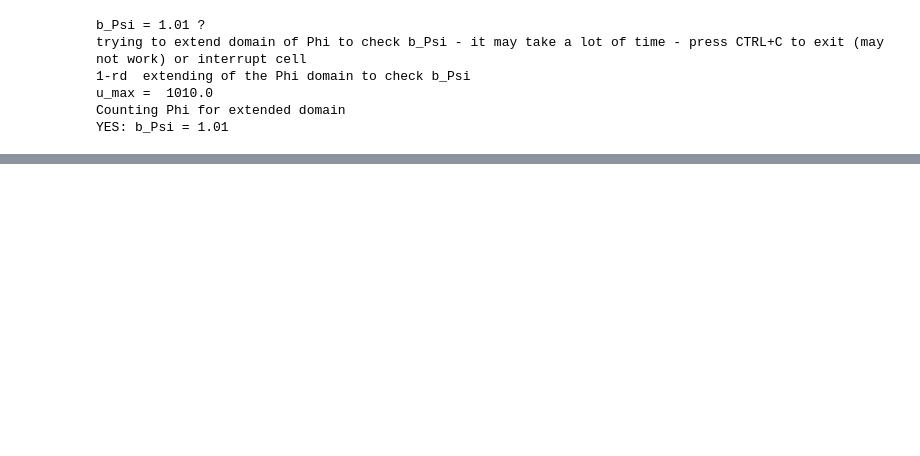
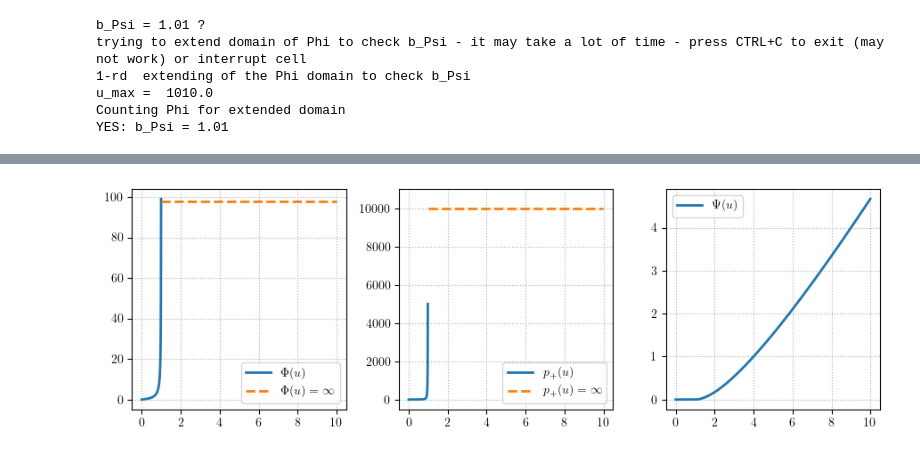
Before and after one commit to DyonOylloug/numerical_function_spaces, a Jupyter notebook: docs/conjugate_plots_Phi_p_Psi.ipynb, the cells around one changed output, grey strips where cells are left out. Saved outputs shown, nothing was run; the diff lists cells and outputs as text; code cells hidden in the pictures; blank space fills up the shorter version.

```diff
--- a/docs/conjugate_plots_Phi_p_Psi.ipynb
+++ b/docs/conjugate_plots_Phi_p_Psi.ipynb
@@ -28,0 +56,4 @@ YES: b_Psi = 1.01
+# %%
+osm.plot_Phi_p_plus_Psi(Orlicz_function, u_max=10, du=0.01, max_u_on_plots=10)
+# %% [output]
+[figure, added]
```
Also changed, not shown: parts of 12 cells of this notebook, 1 other file.
